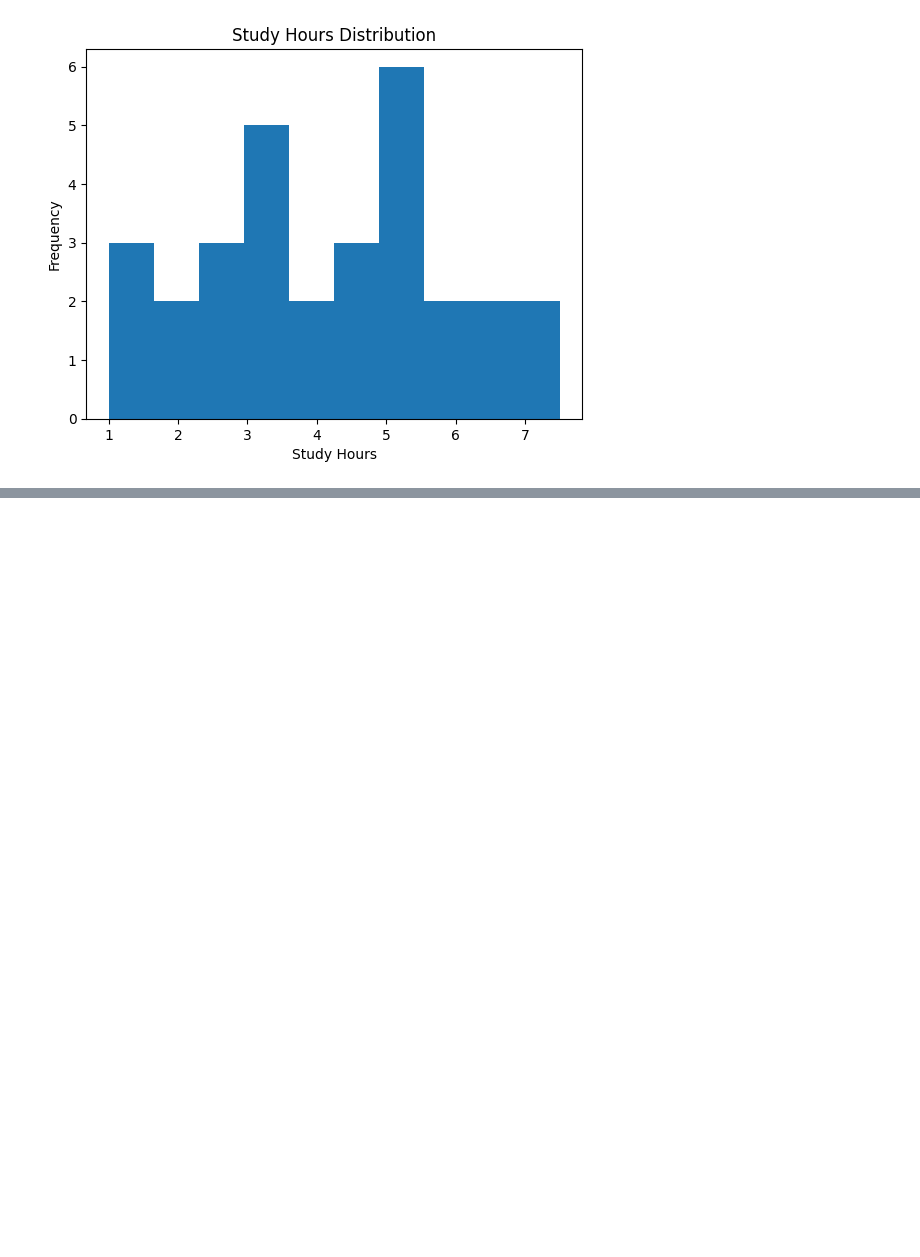
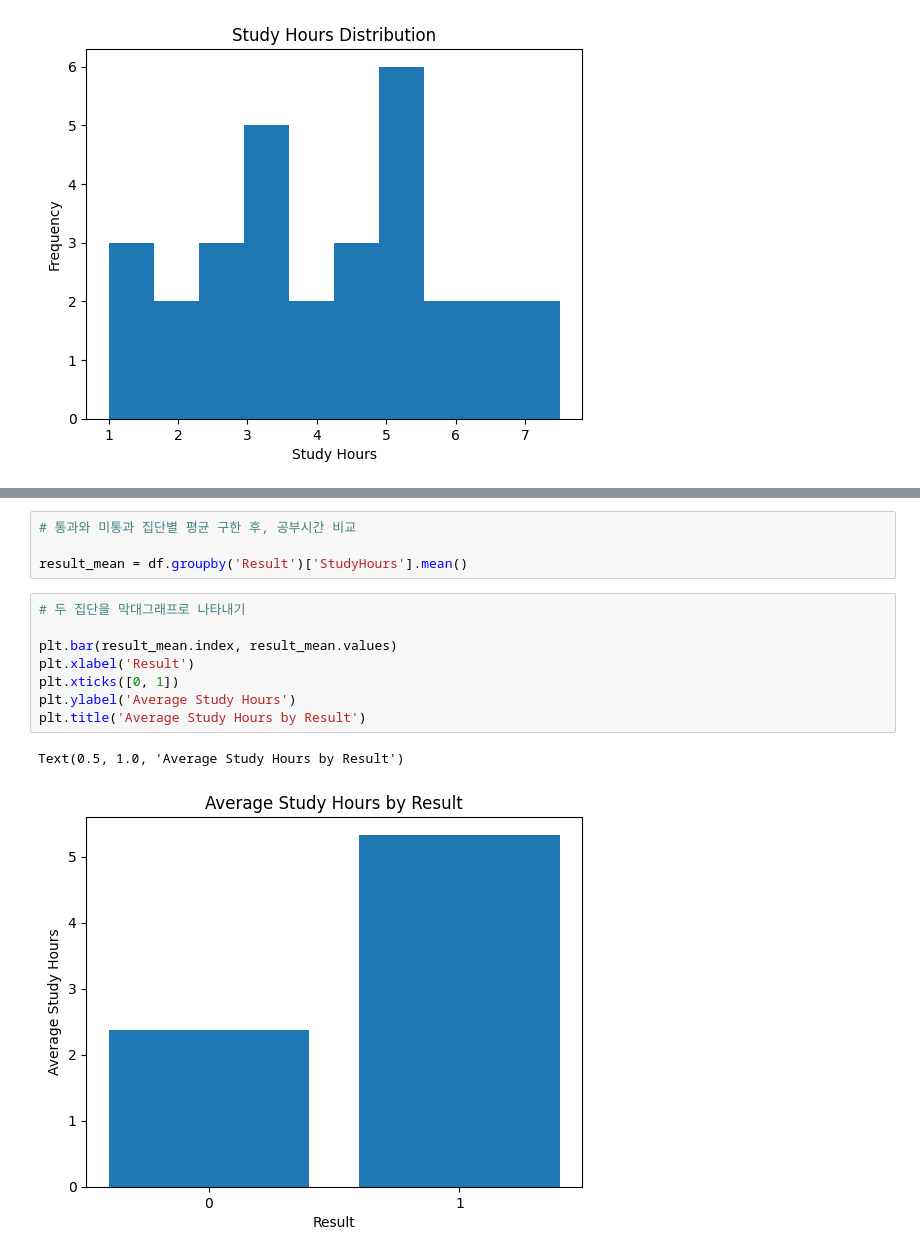
Before and after one commit to wjdtjwls512/School, a Jupyter notebook: 인공지능일반/student분석_1315.ipynb, the cells around one changed output, grey strips where cells are left out. Drawn from its saved outputs; the diff is of its cells as text; blank space fills up the shorter version.

```diff
--- a/인공지능일반/student분석_1315.ipynb
+++ b/인공지능일반/student분석_1315.ipynb
@@ -29,0 +34,15 @@ TypeError: scatter() missing 2 required positional arguments: 'x' and 'y'
+# %%
+# 통과와 미통과 집단별 평균 구한 후, 공부시간 비교
+
+result_mean = df.groupby('Result')['StudyHours'].mean()
+# %%
+# 두 집단을 막대그래프로 나타내기
+
+plt.bar(result_mean.index, result_mean.values)
+plt.xlabel('Result')
+plt.xticks([0, 1])
+plt.ylabel('Average Study Hours')
+plt.title('Average Study Hours by Result')
+# %% [output]
+Text(0.5, 1.0, 'Average Study Hours by Result')
+[figure, added]
```
Also changed, not shown: parts of 3 cells of this notebook.
